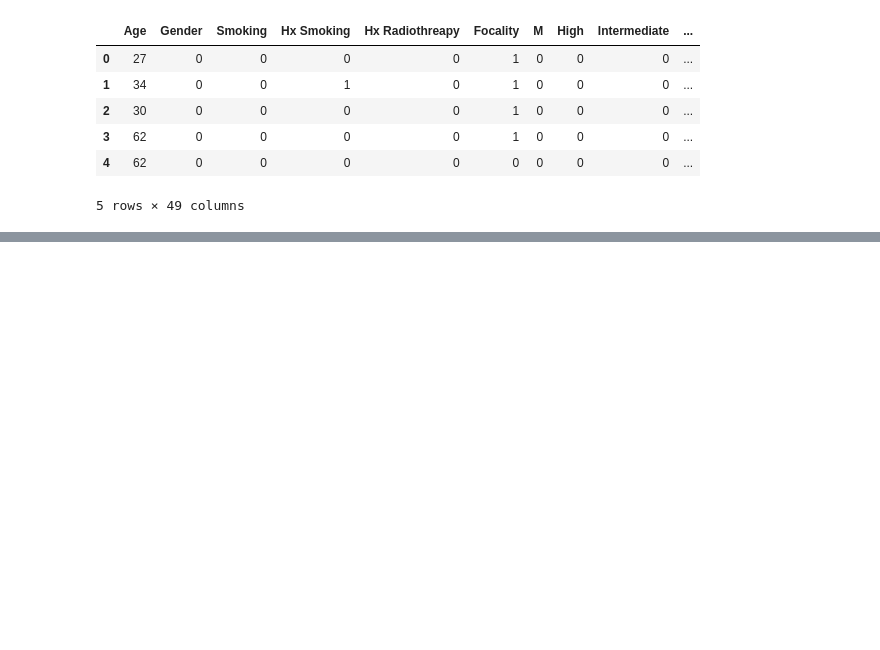
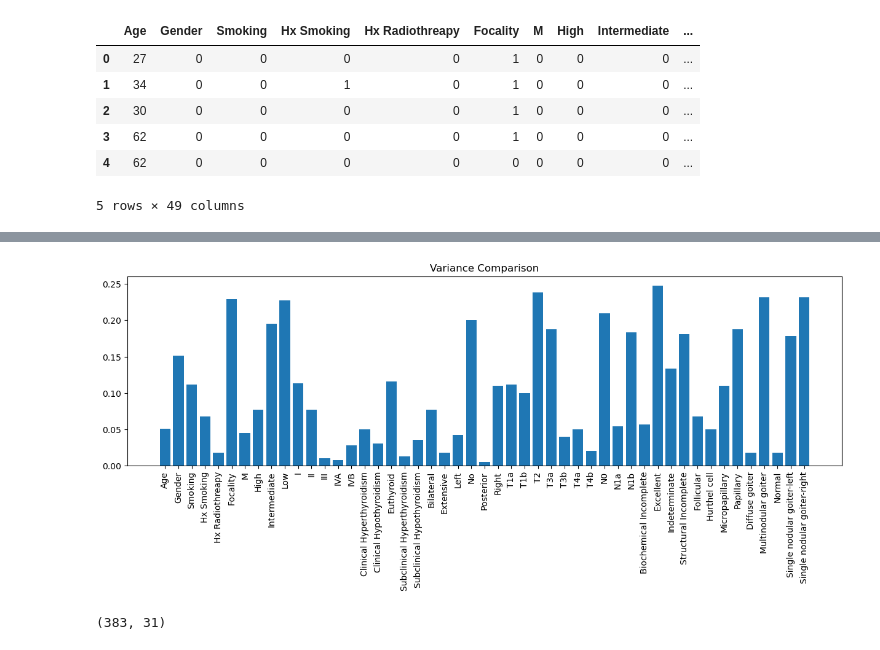
Before and after one commit to sqb-codes/MH_Python_24, a Jupyter notebook: Machine Learning/LogisticRegressionCancerClassification.ipynb, the cells around one changed output, grey strips where cells are left out. Saved outputs shown, nothing was run; the diff lists cells and outputs as text; code cells hidden in the pictures; blank space fills up the shorter version.

```diff
--- a/Machine Learning/LogisticRegressionCancerClassification.ipynb
+++ b/Machine Learning/LogisticRegressionCancerClassification.ipynb
@@ -286,0 +319,3 @@ X_df.head()
+# %%
+minmax = MinMaxScaler()
+X_df = minmax.fit_transform(X_df)
@@ -286,0 +341,3 @@ X_df.head()
+# %%
+features = VarianceThreshold()
+features.fit_transform(X_df)
@@ -286,0 +380,16 @@ X_df.head()
+# %%
+plt.figure(figsize=(15,4))
+plt.bar(x=feature_names, height=features.variances_)
+plt.xticks(rotation='vertical')
+plt.title("Variance Comparison")
+plt.show()
+# %% [output]
+[figure, added]
+# %%
+threshold = 0.05
+selector = VarianceThreshold(threshold=threshold)
+
+X_new = selector.fit_transform(X_df)
+print(X_new.shape)
+# %% [output]
+(383, 31)
```
Also changed, not shown: parts of 34 cells of this notebook.
